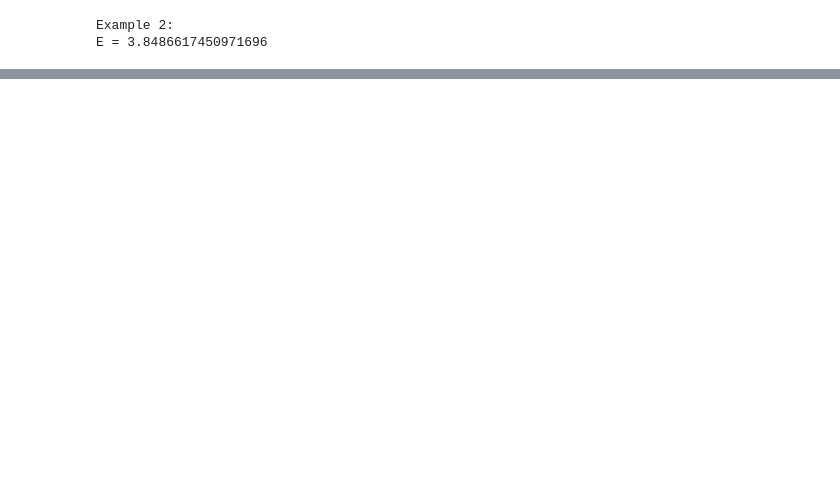
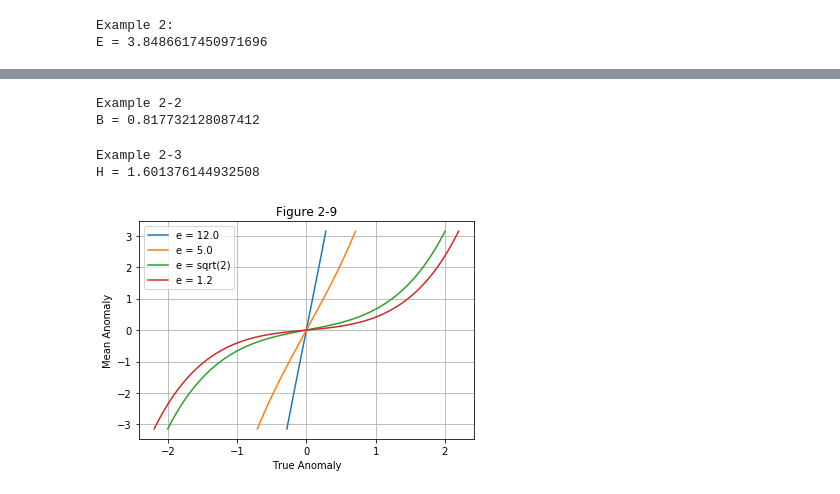
Before and after one commit to samantharamsey/Astrodynamics, a Jupyter notebook: Astrodynamics.ipynb, the cells around one changed output, grey strips where cells are left out. Saved outputs shown, nothing was run; the diff lists cells and outputs as text; code cells hidden in the pictures; blank space fills up the shorter version.

```diff
--- a/Astrodynamics.ipynb
+++ b/Astrodynamics.ipynb
@@ -389,0 +410,17 @@ ValueError: operands could not be broadcast together with shapes (360,) (3,) ()
+# %%
+# Example 2-2
+# Using Kepler's Equation for Parabolic Orbits
+
+# GIVEN
+delta_t = 53.7874*60 #sec
+p = 25512 #km
+e = 1
+
+# FIND B
+
+B = KepEqtnP(delta_t, p)
+print('Example 2-2')
+print('B = ' + str(B))
+# %% [output]
+Example 2-2
+B = 0.817732128087412
@@ -389,0 +460,41 @@ ValueError: operands could not be broadcast together with shapes (360,) (3,) ()
+# %%
+# Example 2-3
+# Using Kepler's Equation for Hyperbolic Orbits
+
+# GIVEN
+M = 235.4*(np.pi/180) #rad
+e = 2.4
+
+# FIND H
+
+H = KepEqtnH(M, e, 10**-8)
+print('Example 2-3')
+print('H = ' + str(H))
+# %% [output]
+Example 2-3
+H = 1.601376144932508
+# %%
+# Recreate figure 2-9
+
+tol = 10**-8
+M = np.linspace(-np.pi, np.pi, 360)
+e1, e2, e3, e4 = 12, 5.0, np.sqrt(2), 1.2
+
+vec_KepH = np.vectorize(KepEqtnH)
+H1 = vec_KepH(M, e1, tol)
+H2 = vec_KepH(M, e2, tol)
+H3 = vec_KepH(M, e3, tol)
+H4 = vec_KepH(M, e4, tol)
+
+plt.plot(H1, M)
+plt.plot(H2, M)
+plt.plot(H3, M)
+plt.plot(H4, M)
+plt.title('Figure 2-9')
+plt.ylabel('Mean Anomaly')
+plt.xlabel('True Anomaly')
+plt.grid(True)
+plt.legend(['e = 12.0', 'e = 5.0', 'e = sqrt(2)', 'e = 1.2'])
+plt.show()
+# %% [output]
+[figure, added]
```
Also changed, not shown: parts of 14 cells of this notebook.
